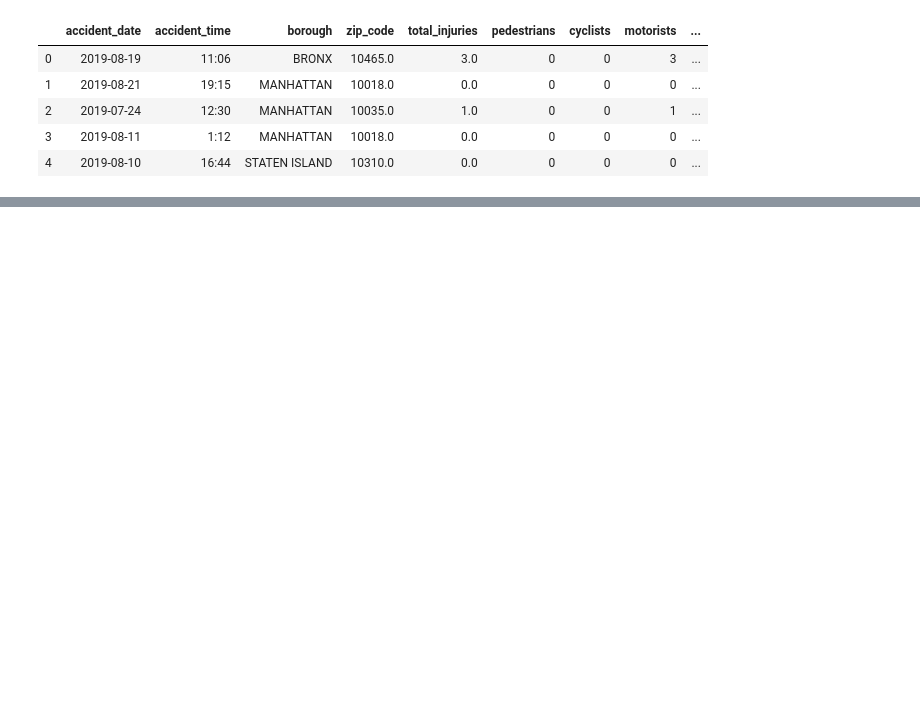
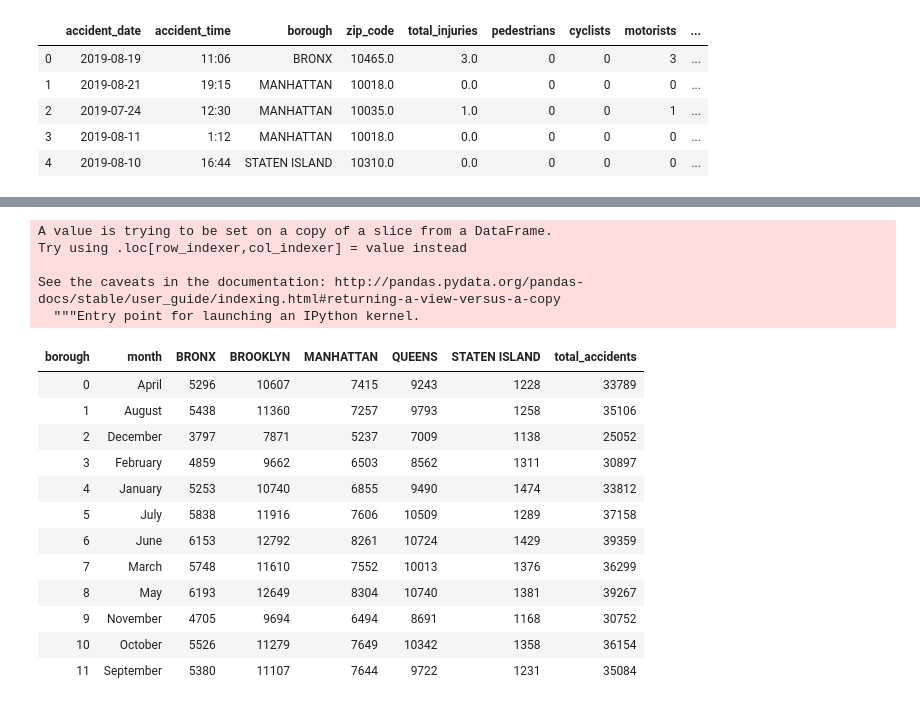
Before and after one commit to azbir3/Project_3_Visualization, a Jupyter notebook: project3data.ipynb, the cells around one changed output, grey strips where cells are left out. Saved outputs shown, nothing was run; the diff lists cells and outputs as text; code cells hidden in the pictures; blank space fills up the shorter version.

```diff
--- a/project3data.ipynb
+++ b/project3data.ipynb
@@ -381,0 +507,4 @@ pd.read_sql_query('select * from collisionsdata', con=engine).head()
+# %%
+month_borough['month']=month_borough.index
+# %%
+month_borough.reset_index(inplace=True,drop=True)
@@ -381,0 +527,26 @@ pd.read_sql_query('select * from collisionsdata', con=engine).head()
+# %%
+month_borough = month_borough[['month','BRONX','BROOKLYN','MANHATTAN','QUEENS' ,'STATEN ISLAND']]
+# %%
+month_borough['total_accidents'] = month_borough.sum(axis=1).astype(int)
+# %% [output]
+A value is trying to be set on a copy of a slice from a DataFrame.
+Try using .loc[row_indexer,col_indexer] = value instead
+
+See the caveats in the documentation: http://pandas.pydata.org/pandas-docs/stable/user_guide/indexing.html#returning-a-view-versus-a-copy
+  """Entry point for launching an IPython kernel.
+# %%
+month_borough
+# %% [output]
+| borough | month | BRONX | BROOKLYN | MANHATTAN | QUEENS | STATEN ISLAND | total_accidents |
+| 0 | April | 5296 | 10607 | 7415 | 9243 | 1228 | 33789 |
+| 1 | August | 5438 | 11360 | 7257 | 9793 | 1258 | 35106 |
+| 2 | December | 3797 | 7871 | 5237 | 7009 | 1138 | 25052 |
+| 3 | February | 4859 | 9662 | 6503 | 8562 | 1311 | 30897 |
+| 4 | January | 5253 | 10740 | 6855 | 9490 | 1474 | 33812 |
+| 5 | July | 5838 | 11916 | 7606 | 10509 | 1289 | 37158 |
+| 6 | June | 6153 | 12792 | 8261 | 10724 | 1429 | 39359 |
+| 7 | March | 5748 | 11610 | 7552 | 10013 | 1376 | 36299 |
+| 8 | May | 6193 | 12649 | 8304 | 10740 | 1381 | 39267 |
+| 9 | November | 4705 | 9694 | 6494 | 8691 | 1168 | 30752 |
+| 10 | October | 5526 | 11279 | 7649 | 10342 | 1358 | 36154 |
+| 11 | September | 5380 | 11107 | 7644 | 9722 | 1231 | 35084 |
```
Also changed, not shown: parts of 41 cells of this notebook.
